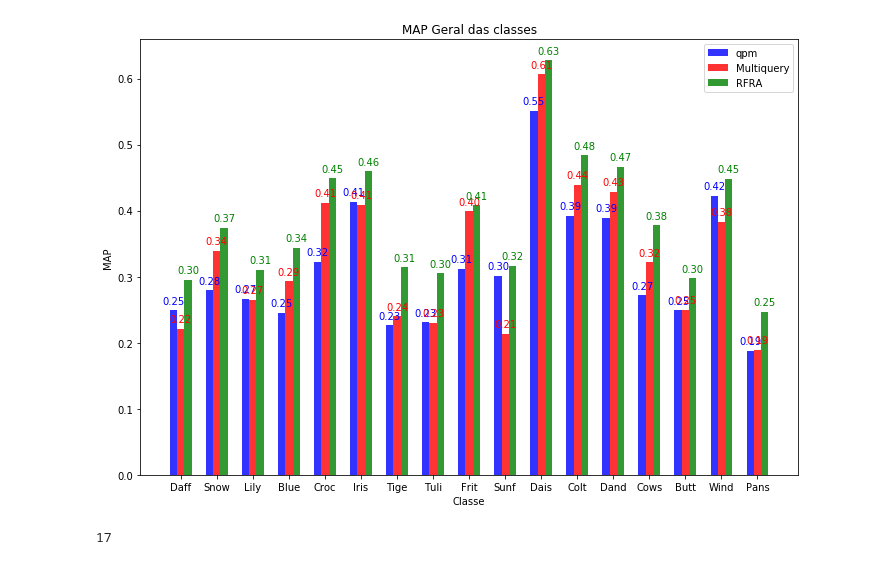
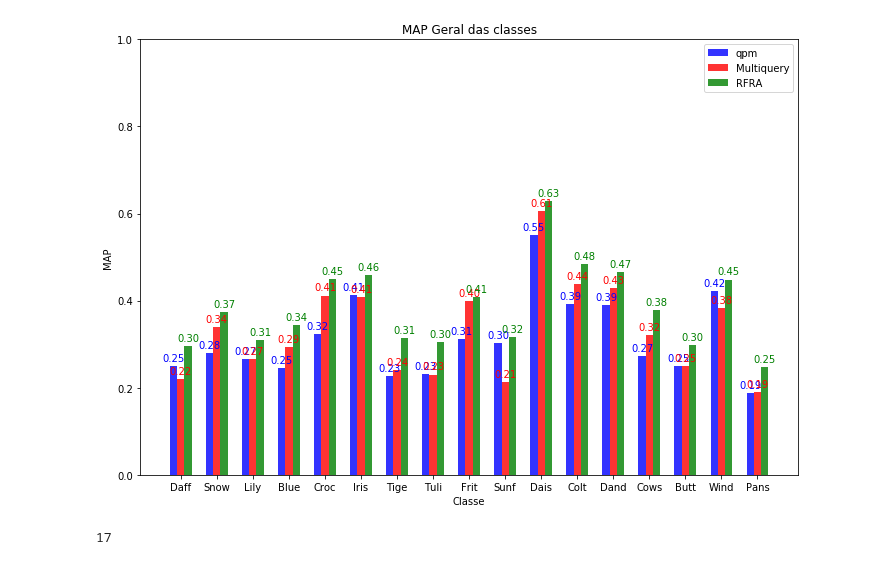
Before and after one commit to lopes05/image_retrieval, a Jupyter notebook: analiseresultados-oxford.ipynb, the cells around one changed output. Drawn from its saved outputs; the diff is of its cells as text; code cells hidden in the pictures.

```diff
--- a/analiseresultados-oxford.ipynb
+++ b/analiseresultados-oxford.ipynb
@@ -128,34 +128,35 @@ opacity = 0.8
 
 rects1 = ax.bar(index, y_qpm, bar_width,
 alpha=opacity,
 color='b',
 label='qpm')
 
 rects3 = ax.bar(index + bar_width, y_multiquery, bar_width,
 alpha=opacity,
 color='r',
 label='Multiquery')
 
 rects2 = ax.bar(index + 2*bar_width, y_rfra, bar_width,
 alpha=opacity,
 color='g',
 label='RFRA')
 
 autolabel(rects1, ax, 'b')
 autolabel(rects3, ax, 'r')
 autolabel(rects2, ax, 'g')
 
 plt.xlabel('Classe')
 plt.ylabel('MAP')
 plt.title('MAP Geral das classes')
 plt.xticks(index + bar_width, tuple(x_multiquery))
 plt.legend()
+plt.ylim((0,1.0))
 
 plt.tight_layout()
 
 plt.show()
 # %% [output]
-[figure, old version]
+[figure, new version]
 # %%
 chaves = sorted(list(qpmlist.keys()))
 dictqpm = {
```
